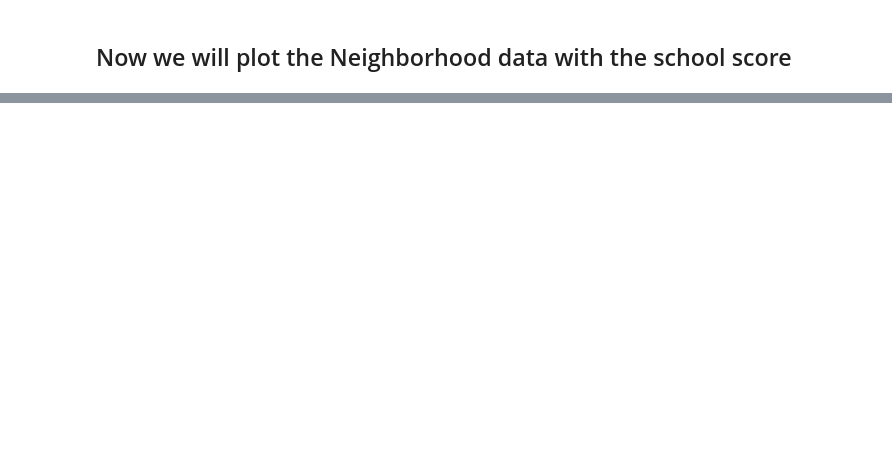
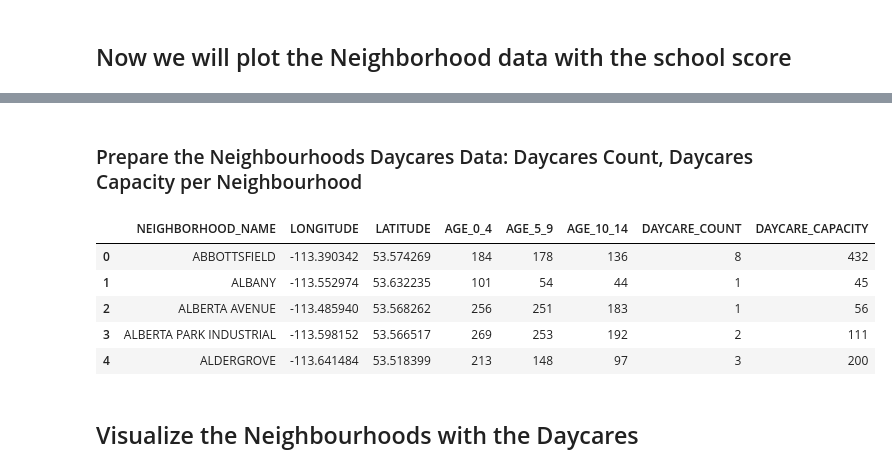
Before and after one commit to amelsheikh/Capstone_Project_Data_Science_IBM, a Jupyter notebook: Neighborhoods_Analysis_Week4.ipynb, the cells around one changed output, grey strips where cells are left out. Cells and saved outputs as stored; diff of their text form; code cells hidden in the pictures; blank space fills up the shorter version.

```diff
--- a/Neighborhoods_Analysis_Week4.ipynb
+++ b/Neighborhoods_Analysis_Week4.ipynb
@@ -247,0 +246,12 @@ map_edm_school_score
+# %%
+#Read Edmonton Child Care data --- Focus on Neighborhood, Count of Daycares/Dayhome
+edm_daycares = pd.read_csv("Daycare_Edmonton_Dataset_Incomplete.csv")
+edm_daycares = edm_daycares[['Neighbourhood', 'Program City', 'Capacity']]
+grouper = edm_daycares.groupby('Neighbourhood')
+res = grouper.count()
+res['Capacity'] = grouper.Capacity.sum()
+edm_daycares = res.reset_index()
+
+#edm_daycares = edm_daycares.groupby('Neighbourhood').count().reset_index()
+edm_daycares.rename(columns={'Neighbourhood': 'NEIGHBORHOOD_NAME', 'Program City': 'DAYCARE_COUNT', 'Capacity': 'DAYCARE_CAPACITY'}, inplace=True)
+edm_daycares.head(5)
@@ -247,0 +265,17 @@ map_edm_school_score
+# %% [markdown]
+### Prepare the Neighbourhoods Daycares Data: Daycares Count, Daycares Capacity per Neighbourhood
+# %%
+#Get the Neighborhoods data with Long/Lat
+edm_daycares_spatial_data = pd.concat([edm_dataset, edm_daycares], axis=1, join='inner')
+edm_daycares_spatial_data = edm_daycares_spatial_data.loc[:,~edm_daycares_spatial_data.columns.duplicated()]
+edm_daycares_spatial_data.columns=['NEIGHBORHOOD_NAME', 'LONGITUDE', 'LATITUDE', 'AGE_0_4', 'AGE_5_9', 'AGE_10_14', 'DAYCARE_COUNT', 'DAYCARE_CAPACITY']
+edm_daycares_spatial_data.head(5)
+# %% [output]
+|  | NEIGHBORHOOD_NAME | LONGITUDE | LATITUDE | AGE_0_4 | AGE_5_9 | AGE_10_14 | DAYCARE_COUNT | DAYCARE_CAPACITY |
+| 0 | ABBOTTSFIELD | -113.390342 | 53.574269 | 184 | 178 | 136 | 8 | 432 |
+| 1 | ALBANY | -113.552974 | 53.632235 | 101 | 54 | 44 | 1 | 45 |
+| 2 | ALBERTA AVENUE | -113.485940 | 53.568262 | 256 | 251 | 183 | 1 | 56 |
+| 3 | ALBERTA PARK INDUSTRIAL | -113.598152 | 53.566517 | 269 | 253 | 192 | 2 | 111 |
+| 4 | ALDERGROVE | -113.641484 | 53.518399 | 213 | 148 | 97 | 3 | 200 |
+# %% [markdown]
+## Visualize the Neighbourhoods with the Daycares
```
Also changed, not shown: parts of 13 cells of this notebook.
